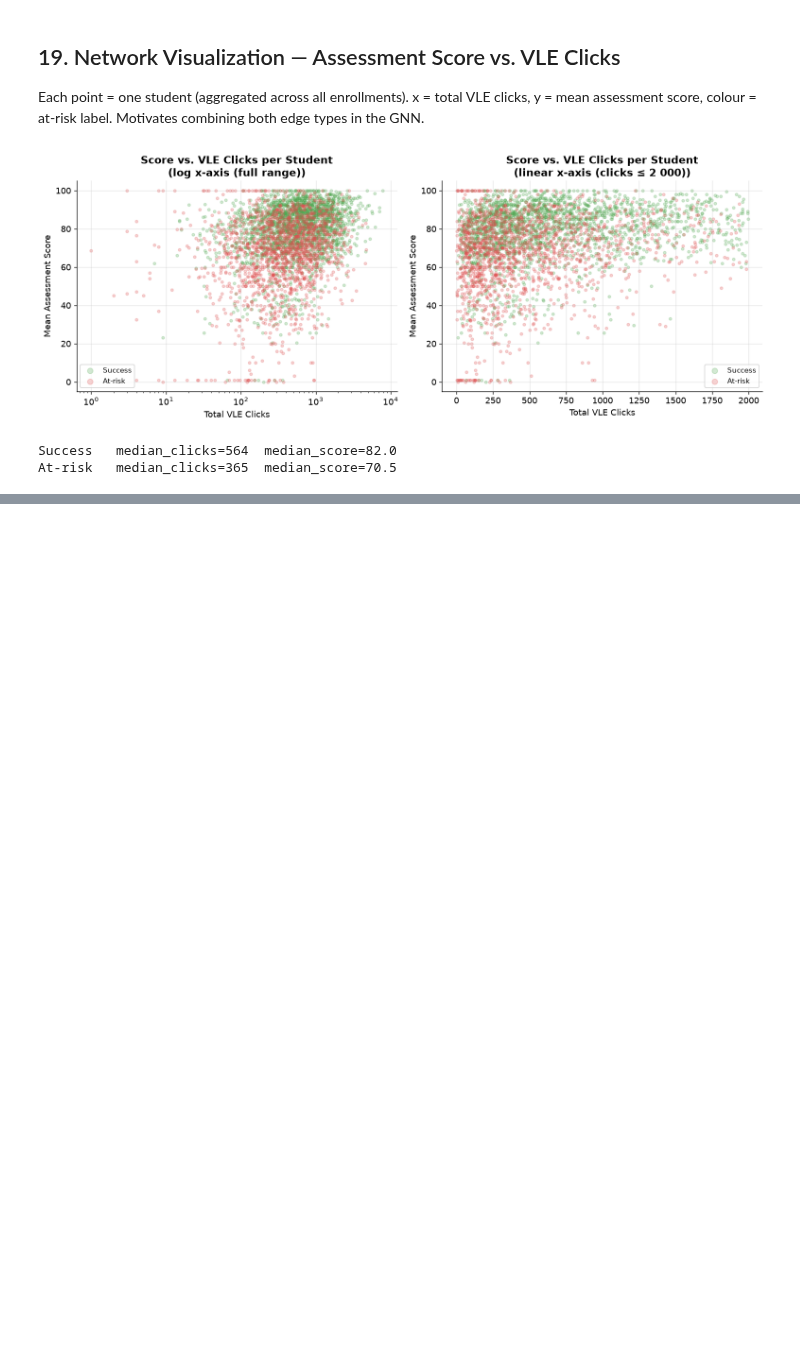
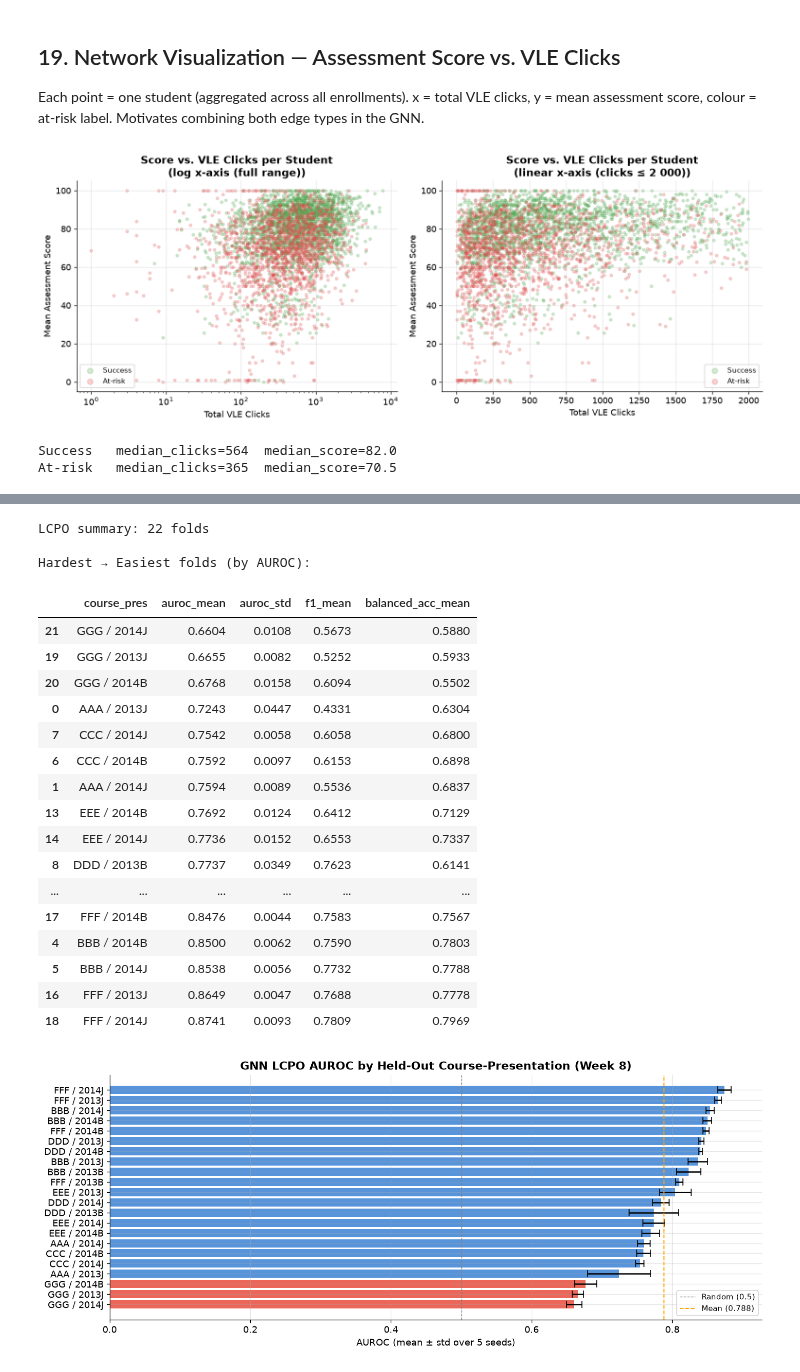
Before and after one commit to reyquiroz/OULAD_CourseAware, a Jupyter notebook: notebooks/OULAD_Graph_Analysis_Final.ipynb, the cells around one changed output, grey strips where cells are left out. Cells and saved outputs as stored; diff of their text form; code cells hidden in the pictures; blank space fills up the shorter version.

```diff
--- a/notebooks/OULAD_Graph_Analysis_Final.ipynb
+++ b/notebooks/OULAD_Graph_Analysis_Final.ipynb
@@ -1031,0 +988,48 @@ else:
+# %%
+lcpo_summary = pd.read_csv(GRAPH_DIR / "lcpo_summary.csv")
+print(f"LCPO summary: {len(lcpo_summary)} folds")
+
+# Sort by auroc_mean ascending (hardest first)
+lcpo_sorted = lcpo_summary.sort_values("auroc_mean")
+lcpo_sorted["course_pres"] = lcpo_sorted["held_out_module"] + " / " + lcpo_sorted["held_out_presentation"]
+
+print("\nHardest → Easiest folds (by AUROC):")
+display(lcpo_sorted[["course_pres", "auroc_mean", "auroc_std", "f1_mean", "balanced_acc_mean"]].round(4))
+
+# Bar chart
+fig, ax = plt.subplots(figsize=(12, 5))
+x = range(len(lcpo_sorted))
+ax.barh(lcpo_sorted["course_pres"], lcpo_sorted["auroc_mean"],
+        xerr=lcpo_sorted["auroc_std"], capsize=4,
+        color=["#e74c3c" if v < 0.72 else "#3b82d4" for v in lcpo_sorted["auroc_mean"]],
+        alpha=0.85)
+ax.axvline(0.5, color="grey", lw=0.8, linestyle="--", label="Random (0.5)")
+ax.axvline(lcpo_sorted["auroc_mean"].mean(), color="orange", lw=1.2,
+           linestyle="--", label=f"Mean ({lcpo_sorted['auroc_mean'].mean():.3f})")
+ax.set_xlabel("AUROC (mean ± std over 5 seeds)")
+ax.set_title("GNN LCPO AUROC by Held-Out Course-Presentation (Week 8)", fontweight="bold")
+ax.legend(fontsize=9)
+plt.tight_layout()
+plt.show()
+# %% [output]
+LCPO summary: 22 folds
+
+Hardest → Easiest folds (by AUROC):
+|  | course_pres | auroc_mean | auroc_std | f1_mean | balanced_acc_mean |
+| 21 | GGG / 2014J | 0.6604 | 0.0108 | 0.5673 | 0.5880 |
+| 19 | GGG / 2013J | 0.6655 | 0.0082 | 0.5252 | 0.5933 |
+| 20 | GGG / 2014B | 0.6768 | 0.0158 | 0.6094 | 0.5502 |
+| 0 | AAA / 2013J | 0.7243 | 0.0447 | 0.4331 | 0.6304 |
+| 7 | CCC / 2014J | 0.7542 | 0.0058 | 0.6058 | 0.6800 |
+| 6 | CCC / 2014B | 0.7592 | 0.0097 | 0.6153 | 0.6898 |
+| 1 | AAA / 2014J | 0.7594 | 0.0089 | 0.5536 | 0.6837 |
+| 13 | EEE / 2014B | 0.7692 | 0.0124 | 0.6412 | 0.7129 |
+| 14 | EEE / 2014J | 0.7736 | 0.0152 | 0.6553 | 0.7337 |
+| 8 | DDD / 2013B | 0.7737 | 0.0349 | 0.7623 | 0.6141 |
+| ... | ... | ... | ... | ... | ... |
+| 17 | FFF / 2014B | 0.8476 | 0.0044 | 0.7583 | 0.7567 |
+| 4 | BBB / 2014B | 0.8500 | 0.0062 | 0.7590 | 0.7803 |
+| 5 | BBB / 2014J | 0.8538 | 0.0056 | 0.7732 | 0.7788 |
+| 16 | FFF / 2013J | 0.8649 | 0.0047 | 0.7688 | 0.7778 |
+| 18 | FFF / 2014J | 0.8741 | 0.0093 | 0.7809 | 0.7969 |
+[figure, added]
```
Also changed, not shown: parts of 22 cells of this notebook, 1 other file.
